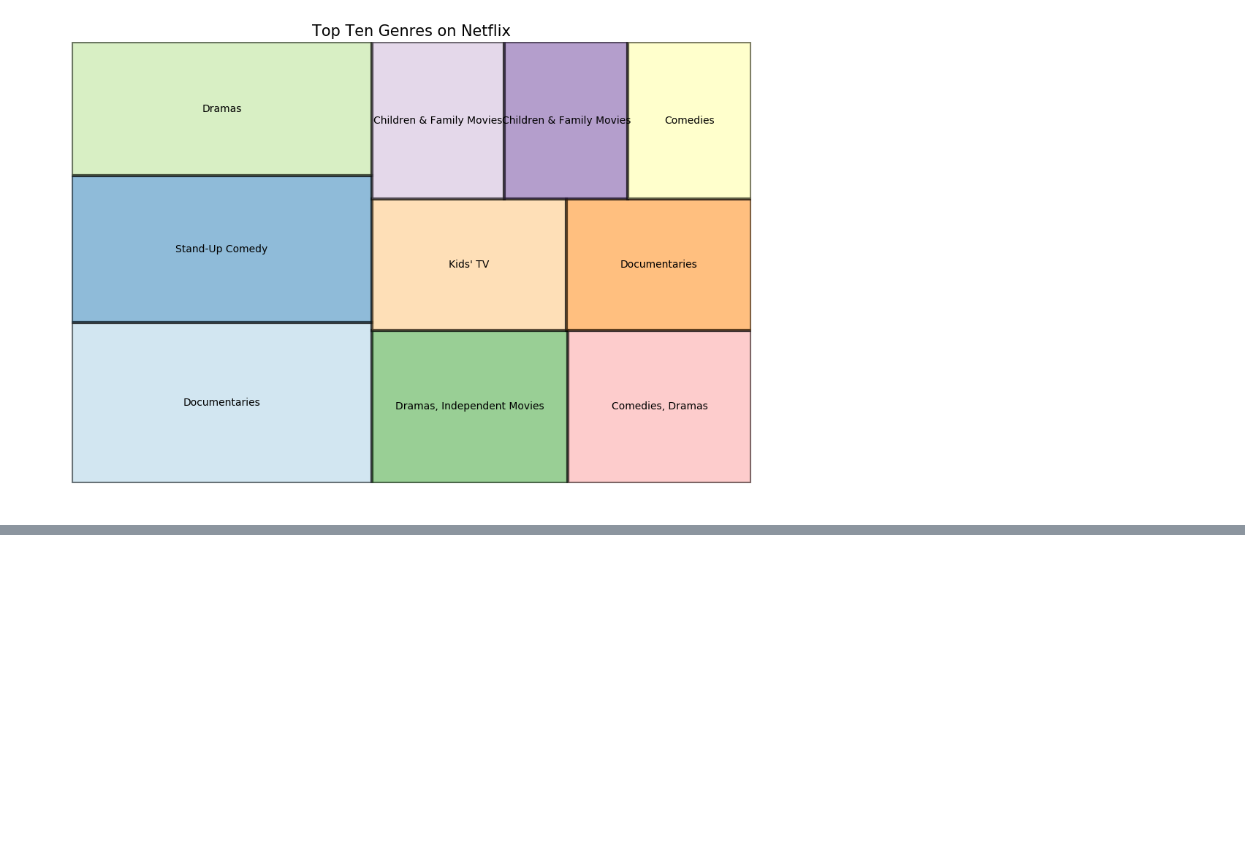
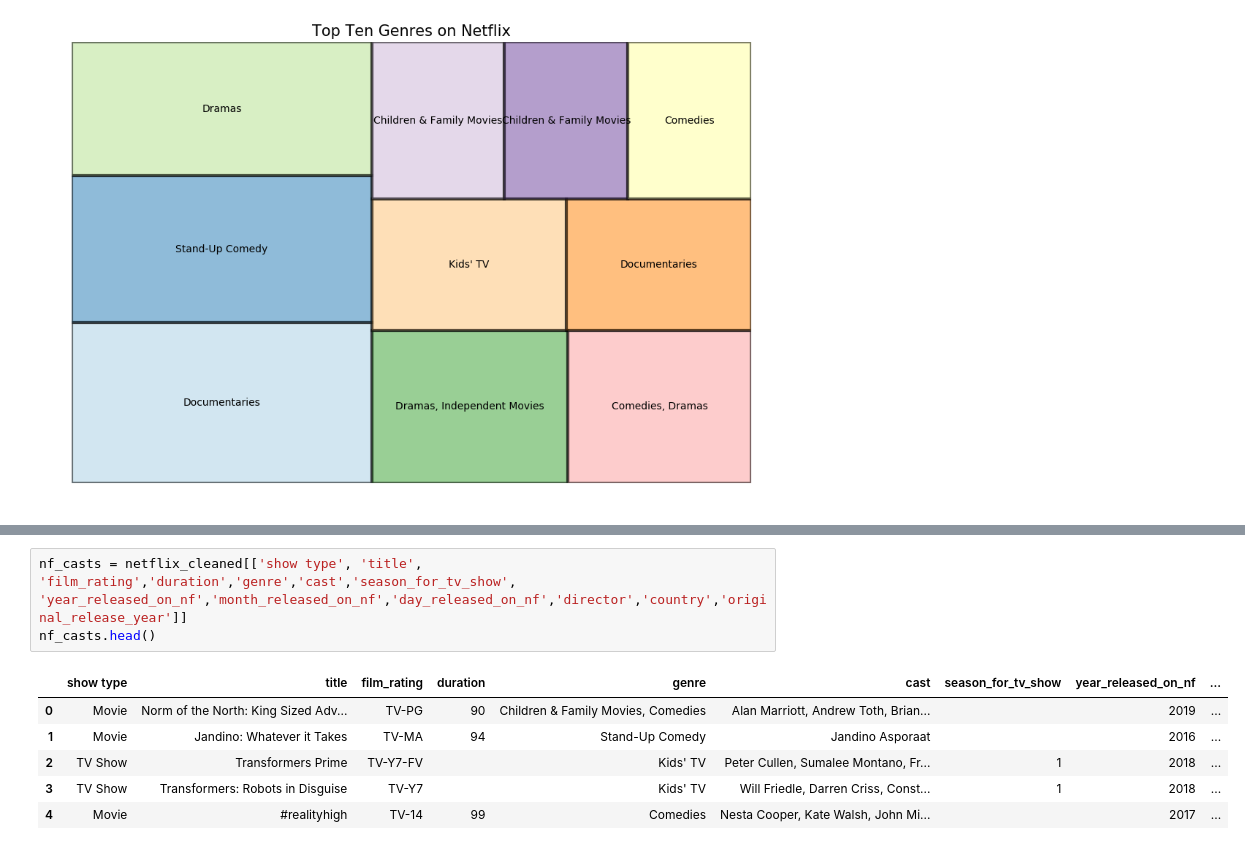
Before and after one commit to aclao89/Netflix_and_Chill, a Jupyter notebook: Untitled.ipynb, the cells around one changed output, grey strips where cells are left out. Drawn from its saved outputs; the diff is of its cells as text; blank space fills up the shorter version.

```diff
--- a/Untitled.ipynb
+++ b/Untitled.ipynb
@@ -448,0 +474,10 @@ fig.show()
+# %%
+nf_casts = netflix_cleaned[['show type', 'title', 'film_rating','duration','genre','cast','season_for_tv_show', 'year_released_on_nf','month_released_on_nf','day_released_on_nf','director','country','original_release_year']]
+nf_casts.head()
+# %% [output]
+|  | show type | title | film_rating | duration | genre | cast | season_for_tv_show | year_released_on_nf | ... |
+| 0 | Movie | Norm of the North: King Sized Adv... | TV-PG | 90 | Children & Family Movies, Comedies | Alan Marriott, Andrew Toth, Brian... |  | 2019 | ... |
+| 1 | Movie | Jandino: Whatever it Takes | TV-MA | 94 | Stand-Up Comedy | Jandino Asporaat |  | 2016 | ... |
+| 2 | TV Show | Transformers Prime | TV-Y7-FV |  | Kids' TV | Peter Cullen, Sumalee Montano, Fr... | 1 | 2018 | ... |
+| 3 | TV Show | Transformers: Robots in Disguise | TV-Y7 |  | Kids' TV | Will Friedle, Darren Criss, Const... | 1 | 2018 | ... |
+| 4 | Movie | #realityhigh | TV-14 | 99 | Comedies | Nesta Cooper, Kate Walsh, John Mi... |  | 2017 | ... |
```
Also changed, not shown: parts of 4 cells of this notebook.
